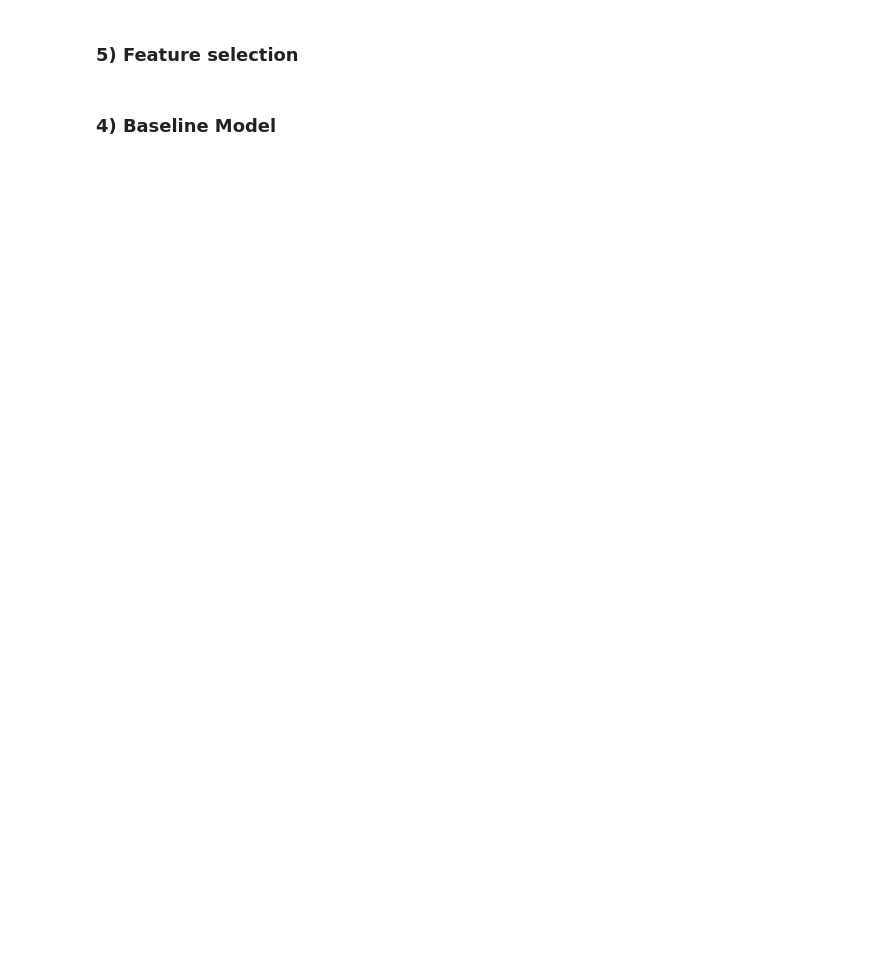
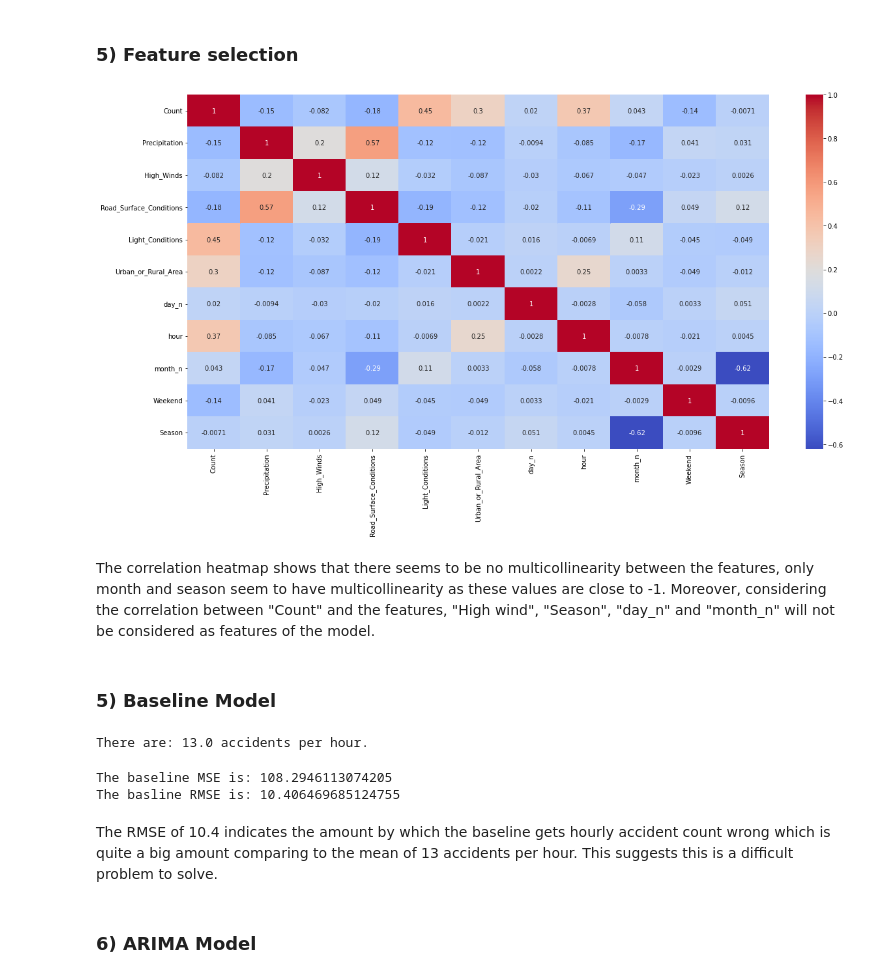
Before and after one commit to vincm1/UK_accidents, a Jupyter notebook: Final_assignment_Big_Data_for_Decision_Making_(2021_22_BNK432_NO02_A).ipynb, the cells around one changed output. Cells and saved outputs as stored; diff of their text form; code cells hidden in the pictures; blank space fills up the shorter version.

```diff
--- a/Final_assignment_Big_Data_for_Decision_Making_(2021_22_BNK432_NO02_A).ipynb
+++ b/Final_assignment_Big_Data_for_Decision_Making_(2021_22_BNK432_NO02_A).ipynb
@@ -320 +350,9 @@ train_set.head()
+# %%
+categ = ['Precipitation','High_Winds',
+       'Road_Surface_Conditions', 'Light_Conditions', 'Urban_or_Rural_Area','Weekend', 'Season']
+lenc = LabelEncoder()
+# %%
+train_set_lenc = train_set
+# %%
+train_set_lenc[categ] = train_set_lenc[categ].apply(lenc.fit_transform)
 # %%
@@ -326,3 +364,5 @@ Index(['datetime', 'Count', 'Day_of_Week', 'Precipitation', 'High_Winds',
       dtype='object')
 # %%
-cat_vals = train_set[['Precipitation', 'High_Winds','Road_Surface_Conditions', 'Light_Conditions', 'Urban_or_Rural_Area', 'Weekend']]
+train_set_lenc = train_set_lenc[['datetime', 'Count', 'Precipitation', 'High_Winds',
+       'Road_Surface_Conditions', 'Light_Conditions', 'Urban_or_Rural_Area', 'day_n', 'hour', 'month_n', 'Weekend', 'Season']]
+train_set_lenc.head()
@@ -366,4 +389,18 @@ final_train
 # %% [markdown]
 ### **5) Feature selection**
+# %%
+corr_mat_lenc = train_set_lenc.corr()
+plt.figure(figsize=(20,10))
+sns.heatmap(corr_mat_lenc, annot=True, cmap="coolwarm")
+plt.show()
+# %% [output]
+[figure, added]
+# %% [markdown]
+The correlation heatmap shows that there seems to be no multicollinearity between the features, only month and season seem to have multicollinearity as these values are close to -1. Moreover, considering the correlation between "Count" and the features, "High wind", "Season", "day_n" and "month_n" will not be considered as features of the model.
 # %% [markdown]
-### **4) Baseline Model**
+### **5) Baseline Model**
+# %%
+median_accident_count = train_set_lenc["Count"].median()
+print(f"There are:", median_accident_count,"accidents per hour.")
+# %% [output]
+There are: 13.0 accidents per hour.
@@ -369,0 +409,13 @@ final_train
+# %%
+baseline_mse = mean_squared_error(train_set_lenc["Count"],yhat)
+print(f"The baseline MSE is:",baseline_mse)
+
+baseline_rmse = np.sqrt(baseline_mse)
+print(f"The basline RMSE is:",baseline_rmse)
+# %% [output]
+The baseline MSE is: 108.2946113074205
+The basline RMSE is: 10.406469685124755
+# %% [markdown]
+The RMSE of 10.4 indicates the amount by which the baseline gets hourly accident count wrong which is quite a big amount comparing to the mean of 13 accidents per hour. This suggests this is a difficult problem to solve.
+# %% [markdown]
+### **6) ARIMA Model**
```
Also changed, not shown: parts of 54 cells of this notebook.
